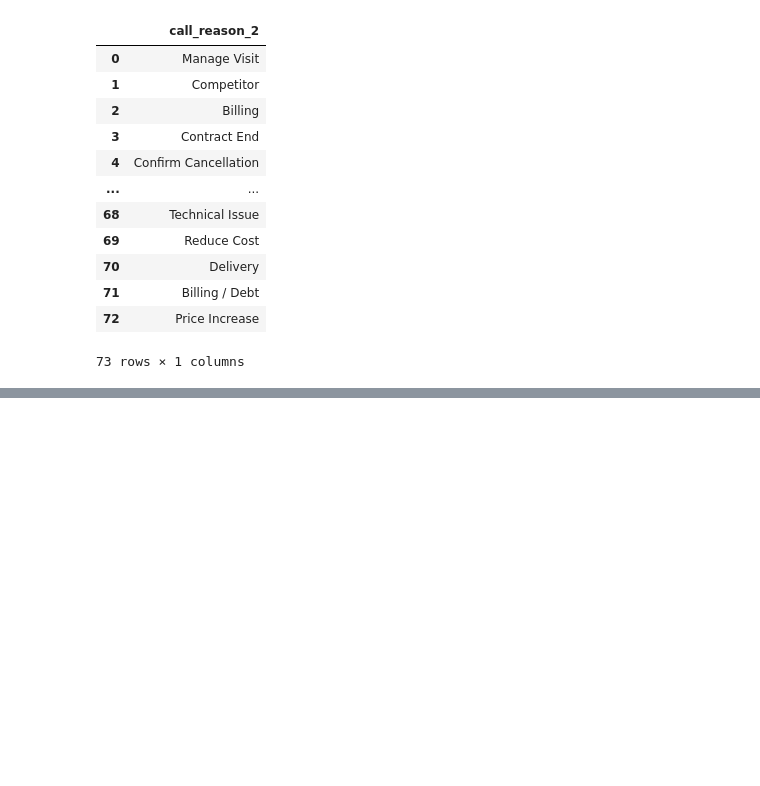
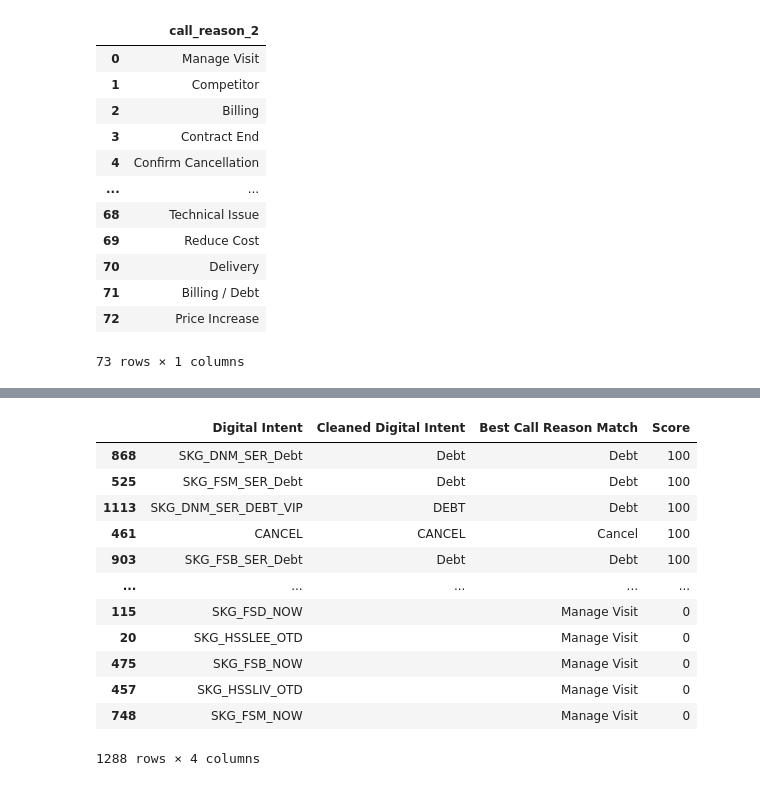
Before and after one commit to millie-sky/Python-tutorials, a Jupyter notebook: matching_intents.ipynb, the cells around one changed output, grey strips where cells are left out. Cells and saved outputs as stored; diff of their text form; code cells hidden in the pictures; blank space fills up the shorter version.

```diff
--- a/matching_intents.ipynb
+++ b/matching_intents.ipynb
@@ -102,13 +99,15 @@ import re
 
 # Function to clean digital intents
 def clean_digital_intent(intent):
-    # Remove patterns of three capital letters followed by "_" in the prefixes
-    intent = re.sub(r'[A-Z]{3}_', '', intent)
-    # Remove suffixes
-    intent = re.sub(r'_[A-Z_]+$', '', intent)
+    # Remove specific prefixes
+    intent = re.sub(r'^[A-Z]{3}_[A-Z]+_', '_', intent)
+    # Remove patterns of "_" followed by three capital letters in the middle
+    intent = re.sub(r'_[A-Z]{3}_', ' ', intent)
+    # Remove patterns of "_" followed by three capital letters in the suffix
+    intent = re.sub(r'_[A-Z]{3}\b', '', intent)
     # Replace underscores with spaces
     intent = intent.replace('_', ' ')
-    return intent
+    return intent.strip()  # Remove leading and trailing spaces
 
 # store cleaned digital intents
 cleaned_digital_intents = [clean_digital_intent(intent) for intent in digital_intents]
@@ -155,0 +146,19 @@ matched_df
+# %%
+# Sort matched_df by score from large to small
+matched_df_sorted = matched_df.sort_values(by='Score', ascending=False)
+# %%
+matched_df_sorted
+# %% [output]
+|  | Digital Intent | Cleaned Digital Intent | Best Call Reason Match | Score |
+| 868 | SKG_DNM_SER_Debt | Debt | Debt | 100 |
+| 525 | SKG_FSM_SER_Debt | Debt | Debt | 100 |
+| 1113 | SKG_DNM_SER_DEBT_VIP | DEBT | Debt | 100 |
+| 461 | CANCEL | CANCEL | Cancel | 100 |
+| 903 | SKG_FSB_SER_Debt | Debt | Debt | 100 |
+| ... | ... | ... | ... | ... |
+| 115 | SKG_FSD_NOW |  | Manage Visit | 0 |
+| 20 | SKG_HSSLEE_OTD |  | Manage Visit | 0 |
+| 475 | SKG_FSB_NOW |  | Manage Visit | 0 |
+| 457 | SKG_HSSLIV_OTD |  | Manage Visit | 0 |
+| 748 | SKG_FSM_NOW |  | Manage Visit | 0 |
+1288 rows × 4 columns
```
Also changed, not shown: parts of 8 cells of this notebook.
